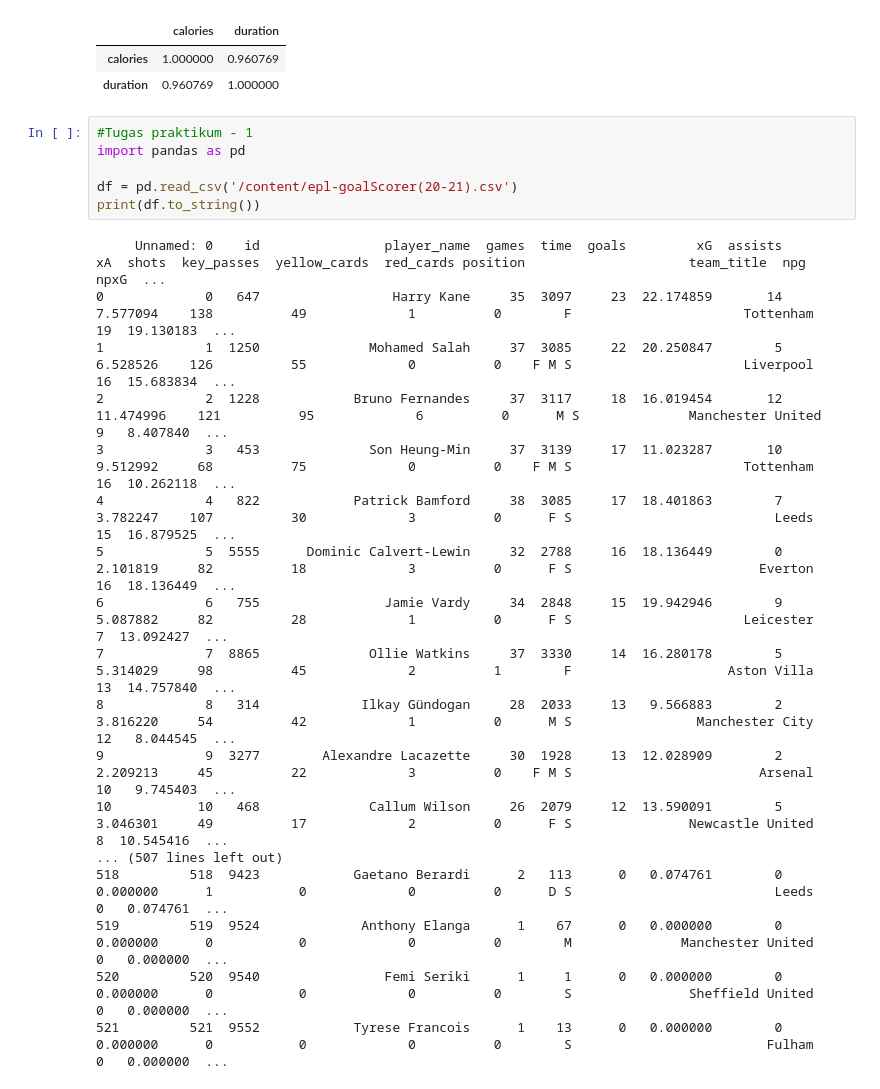
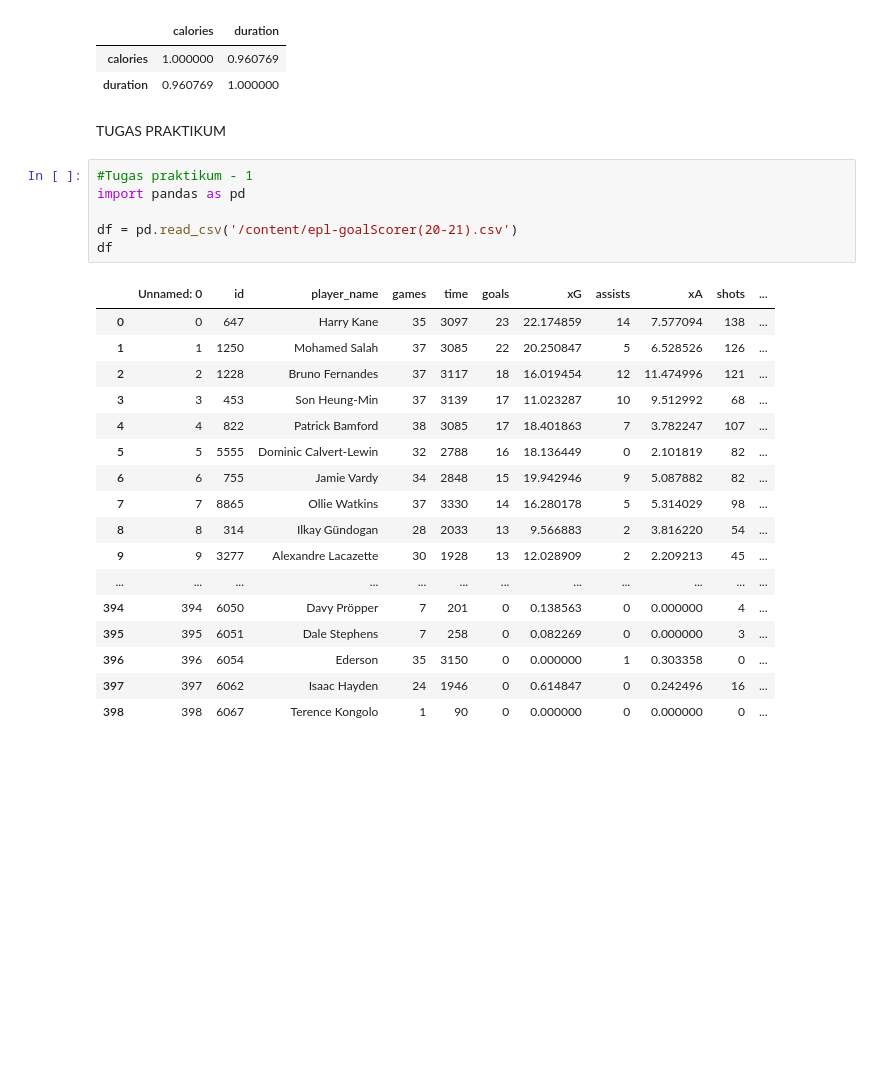
Before and after one commit to va11h411a/Jobsheet-AI-course, a Jupyter notebook: Jobsheet 4 Pandas librarry.ipynb, the cells around one changed output. Cells and saved outputs as stored; diff of their text form; blank space fills up the shorter version.

```diff
--- a/Jobsheet 4 Pandas librarry.ipynb
+++ b/Jobsheet 4 Pandas librarry.ipynb
@@ -308,27 +308,29 @@ df.corr()
 |  | calories | duration |
 | calories | 1.000000 | 0.960769 |
 | duration | 0.960769 | 1.000000 |
+# %% [markdown]
+TUGAS PRAKTIKUM
 # %%
 #Tugas praktikum - 1
 import pandas as pd
 
 df = pd.read_csv('/content/epl-goalScorer(20-21).csv')
-print(df.to_string())
+df
 # %% [output]
-     Unnamed: 0    id                player_name  games  time  goals         xG  assists         xA  shots  key_passes  yellow_cards  red_cards position                     team_title  npg       npxG  ...
-0             0   647                 Harry Kane     35  3097     23  22.174859       14   7.577094    138          49             1          0        F                      Tottenham   19  19.130183  ...
-1             1  1250              Mohamed Salah     37  3085     22  20.250847        5   6.528526    126          55             0          0    F M S                      Liverpool   16  15.683834  ...
-2             2  1228            Bruno Fernandes     37  3117     18  16.019454       12  11.474996    121          95             6          0      M S              Manchester United    9   8.407840  ...
-3             3   453              Son Heung-Min     37  3139     17  11.023287       10   9.512992     68          75             0          0    F M S                      Tottenham   16  10.262118  ...
-4             4   822            Patrick Bamford     38  3085     17  18.401863        7   3.782247    107          30             3          0      F S                          Leeds   15  16.879525  ...
-5             5  5555      Dominic Calvert-Lewin     32  2788     16  18.136449        0   2.101819     82          18             3          0      F S                        Everton   16  18.136449  ...
-6             6   755                Jamie Vardy     34  2848     15  19.942946        9   5.087882     82          28             1          0      F S                      Leicester    7  13.092427  ...
-7             7  8865              Ollie Watkins     37  3330     14  16.280178        5   5.314029     98          45             2          1        F                    Aston Villa   13  14.757840  ...
-8             8   314             Ilkay Gündogan     28  2033     13   9.566883        2   3.816220     54          42             1          0      M S                Manchester City   12   8.044545  ...
-9             9  3277        Alexandre Lacazette     30  1928     13  12.028909        2   2.209213     45          22             3          0    F M S                        Arsenal   10   9.745403  ...
-10           10   468              Callum Wilson     26  2079     12  13.590091        5   3.046301     49          17             2          0      F S               Newcastle United    8  10.545416  ...
-... (507 lines left out)
-518         518  9423            Gaetano Berardi      2   113      0   0.074761        0   0.000000      1           0             0          0      D S                          Leeds    0   0.074761  ...
-519         519  9524             Anthony Elanga      1    67      0   0.000000        0   0.000000      0           0             0          0        M              Manchester United    0   0.000000  ...
-520         520  9540                Femi Seriki      1     1      0   0.000000        0   0.000000      0           0             0          0        S               Sheffield United    0   0.000000  ...
-521         521  9552            Tyrese Francois      1    13      0   0.000000        0   0.000000      0           0             0          0        S                         Fulham    0   0.000000  ...
+|  | Unnamed: 0 | id | player_name | games | time | goals | xG | assists | xA | shots | ... |
+| 0 | 0 | 647 | Harry Kane | 35 | 3097 | 23 | 22.174859 | 14 | 7.577094 | 138 | ... |
+| 1 | 1 | 1250 | Mohamed Salah | 37 | 3085 | 22 | 20.250847 | 5 | 6.528526 | 126 | ... |
+| 2 | 2 | 1228 | Bruno Fernandes | 37 | 3117 | 18 | 16.019454 | 12 | 11.474996 | 121 | ... |
+| 3 | 3 | 453 | Son Heung-Min | 37 | 3139 | 17 | 11.023287 | 10 | 9.512992 | 68 | ... |
+| 4 | 4 | 822 | Patrick Bamford | 38 | 3085 | 17 | 18.401863 | 7 | 3.782247 | 107 | ... |
+| 5 | 5 | 5555 | Dominic Calvert-Lewin | 32 | 2788 | 16 | 18.136449 | 0 | 2.101819 | 82 | ... |
+| 6 | 6 | 755 | Jamie Vardy | 34 | 2848 | 15 | 19.942946 | 9 | 5.087882 | 82 | ... |
+| 7 | 7 | 8865 | Ollie Watkins | 37 | 3330 | 14 | 16.280178 | 5 | 5.314029 | 98 | ... |
+| 8 | 8 | 314 | Ilkay Gündogan | 28 | 2033 | 13 | 9.566883 | 2 | 3.816220 | 54 | ... |
+| 9 | 9 | 3277 | Alexandre Lacazette | 30 | 1928 | 13 | 12.028909 | 2 | 2.209213 | 45 | ... |
+| ... | ... | ... | ... | ... | ... | ... | ... | ... | ... | ... | ... |
+| 394 | 394 | 6050 | Davy Pröpper | 7 | 201 | 0 | 0.138563 | 0 | 0.000000 | 4 | ... |
+| 395 | 395 | 6051 | Dale Stephens | 7 | 258 | 0 | 0.082269 | 0 | 0.000000 | 3 | ... |
+| 396 | 396 | 6054 | Ederson | 35 | 3150 | 0 | 0.000000 | 1 | 0.303358 | 0 | ... |
+| 397 | 397 | 6062 | Isaac Hayden | 24 | 1946 | 0 | 0.614847 | 0 | 0.242496 | 16 | ... |
+| 398 | 398 | 6067 | Terence Kongolo | 1 | 90 | 0 | 0.000000 | 0 | 0.000000 | 0 | ... |
```
Also changed, not shown: parts of 11 cells of this notebook.
